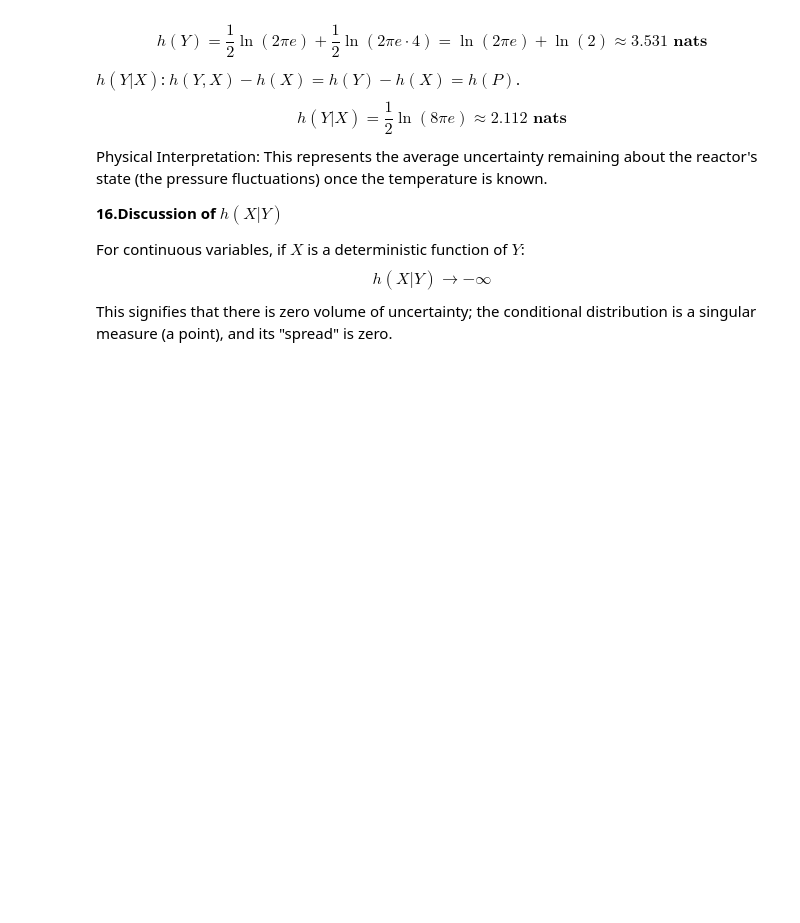
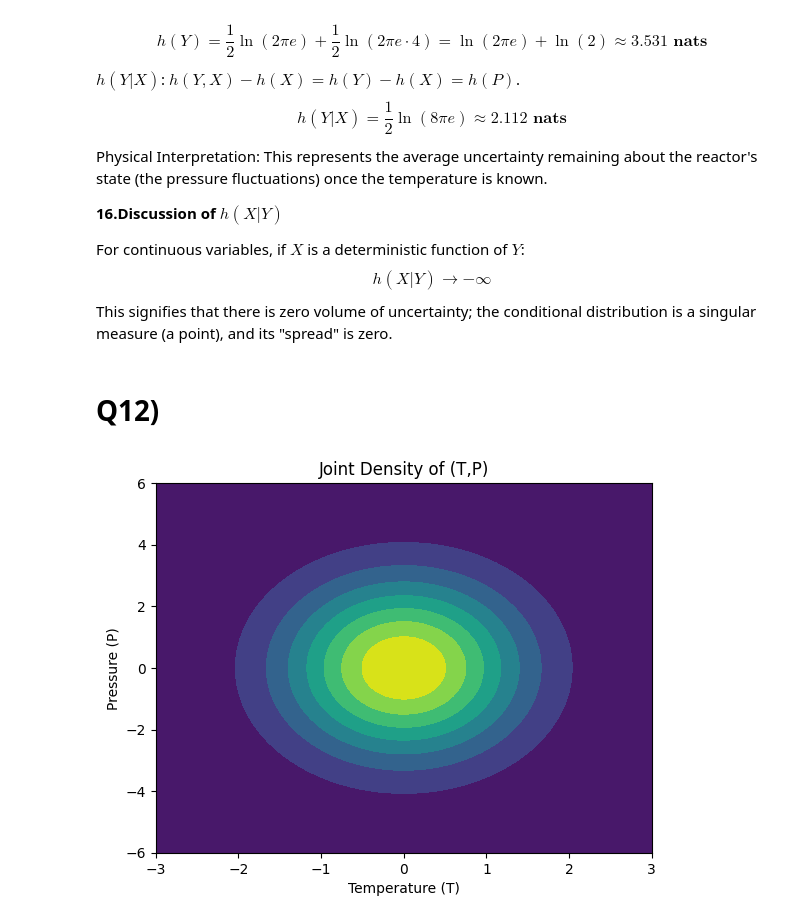
Before and after one commit to e23378-Tharz/Statistical-Learning-e23378, a Jupyter notebook: Assignment_1.ipynb, the cells around one changed output. Cells and saved outputs as stored; diff of their text form; code cells hidden in the pictures; blank space fills up the shorter version.

```diff
--- a/Assignment_1.ipynb
+++ b/Assignment_1.ipynb
@@ -253,3 +268,22 @@ Using the formula for Gaussian entropy $h = \frac{1}{2} \ln(2\pi e \sigma^2)$:$h
 **16.Discussion of $h(X|Y)$**
 
 For continuous variables, if $X$ is a deterministic function of $Y$:$$h(X|Y) \to -\infty$$This signifies that there is zero volume of uncertainty; the conditional distribution is a singular measure (a point), and its "spread" is zero.
+# %% [markdown]
+# **Q12)**
+# %%
+import numpy as np
+import matplotlib.pyplot as plt
+
+t = np.linspace(-3,3,100)
+p = np.linspace(-6,6,100)
+T, P = np.meshgrid(t,p)
+
+Z = (1/np.sqrt(2*np.pi))*np.exp(-T**2/2) * (1/np.sqrt(8*np.pi))*np.exp(-P**2/8)
+
+plt.contourf(T, P, Z)
+plt.xlabel("Temperature (T)")
+plt.ylabel("Pressure (P)")
+plt.title("Joint Density of (T,P)")
+plt.show()
+# %% [output]
+[figure, added]
```
Also changed, not shown: parts of 2 cells of this notebook.
